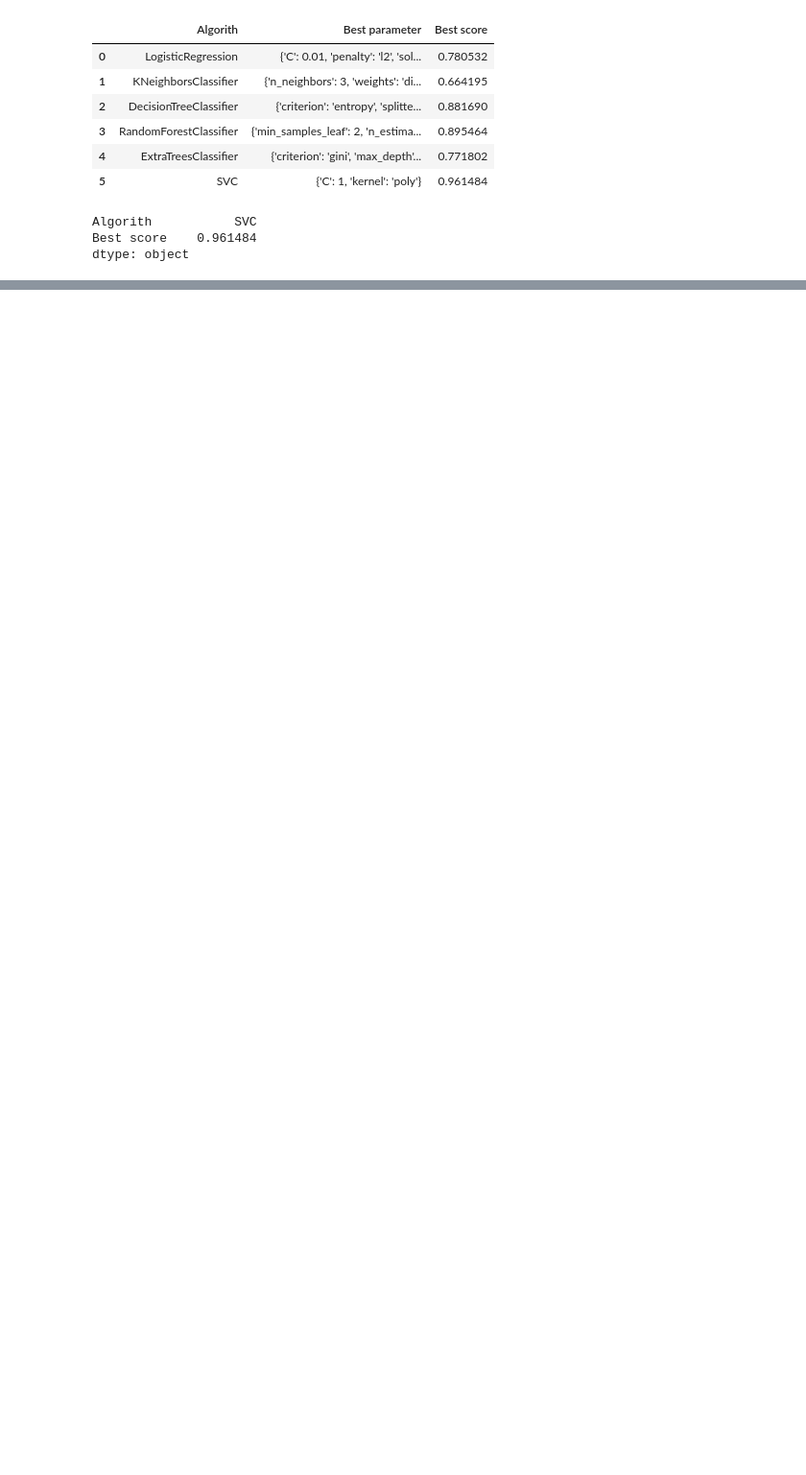
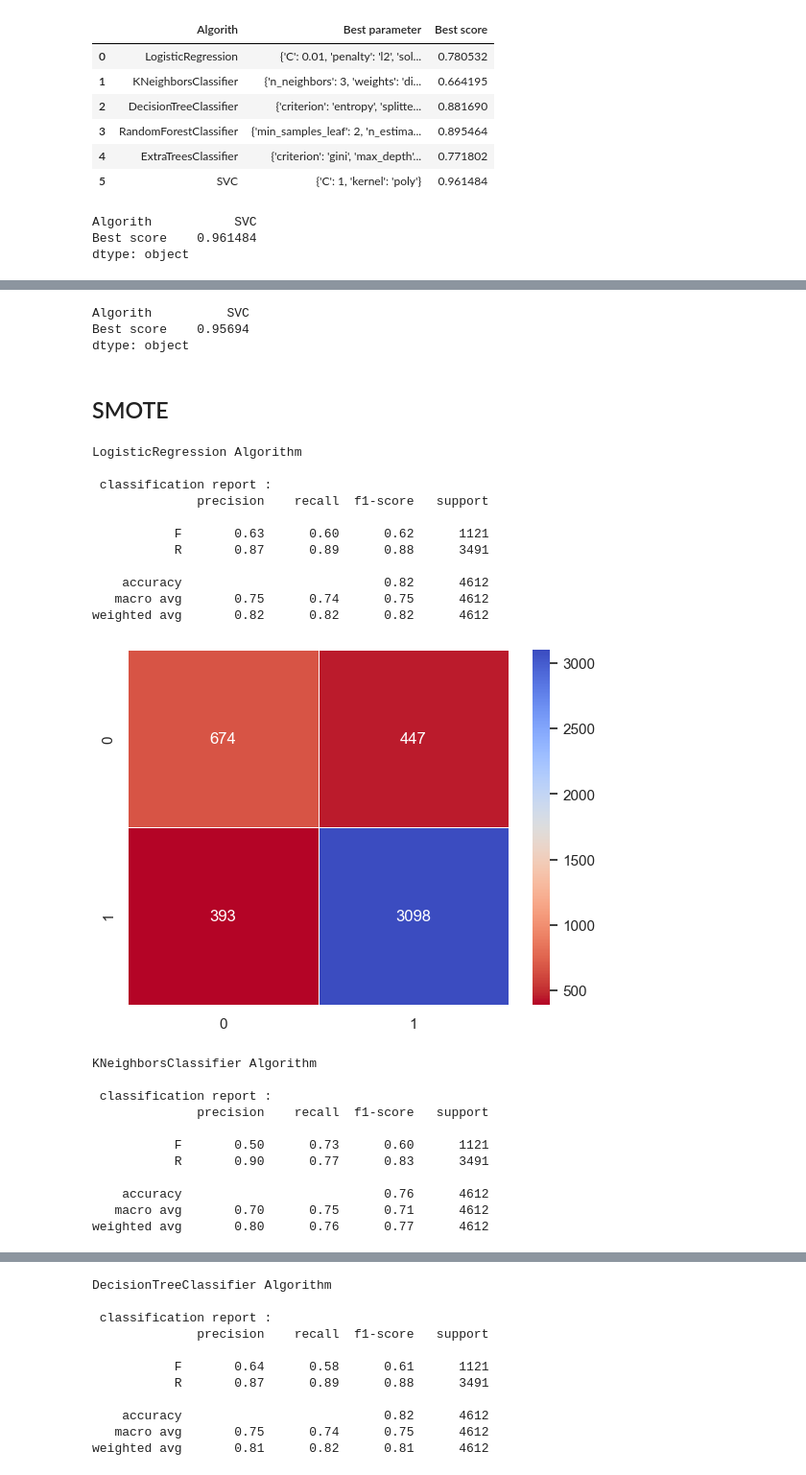
Before and after one commit to pinilDissanayaka/Fake_News_Detection, a Jupyter notebook: Notebook/Detection.ipynb, the cells around one changed output, grey strips where cells are left out. Shown at 96% size. Drawn from its saved outputs; the diff is of its cells as text; code cells hidden in the pictures; blank space fills up the shorter version.

```diff
--- a/Notebook/Detection.ipynb
+++ b/Notebook/Detection.ipynb
@@ -563,0 +651,35 @@ dtype: object
+# %%
+d3_max = d3.max()
+d3_max
+# %% [output]
+Algorith          SVC
+Best score    0.95694
+dtype: object
+# %% [markdown]
+## SMOTE
+# %%
+d4 = func(x_train_ros, y_train_ros, x_test, y_test)
+# %% [output]
+LogisticRegression Algorithm
+
+ classification report :
+              precision    recall  f1-score   support
+
+           F       0.63      0.60      0.62      1121
+           R       0.87      0.89      0.88      3491
+
+    accuracy                           0.82      4612
+   macro avg       0.75      0.74      0.75      4612
+weighted avg       0.82      0.82      0.82      4612
+[figure, added]
+KNeighborsClassifier Algorithm
+
+ classification report :
+              precision    recall  f1-score   support
+
+           F       0.50      0.73      0.60      1121
+           R       0.90      0.77      0.83      3491
+
+    accuracy                           0.76      4612
+   macro avg       0.70      0.75      0.71      4612
+weighted avg       0.80      0.76      0.77      4612
@@ -563,0 +687,11 @@ dtype: object
+DecisionTreeClassifier Algorithm
+
+ classification report :
+              precision    recall  f1-score   support
+
+           F       0.64      0.58      0.61      1121
+           R       0.87      0.89      0.88      3491
+
+    accuracy                           0.82      4612
+   macro avg       0.75      0.74      0.75      4612
+weighted avg       0.81      0.82      0.81      4612
```
Also changed, not shown: parts of 10 cells of this notebook.
